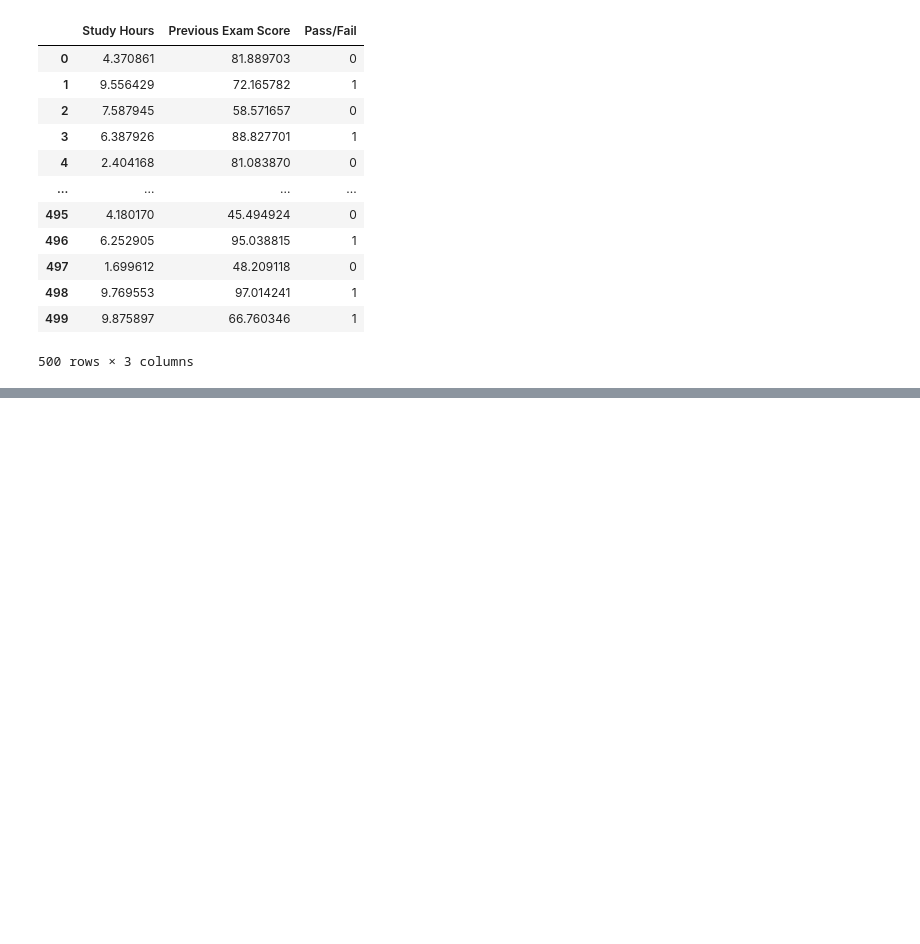
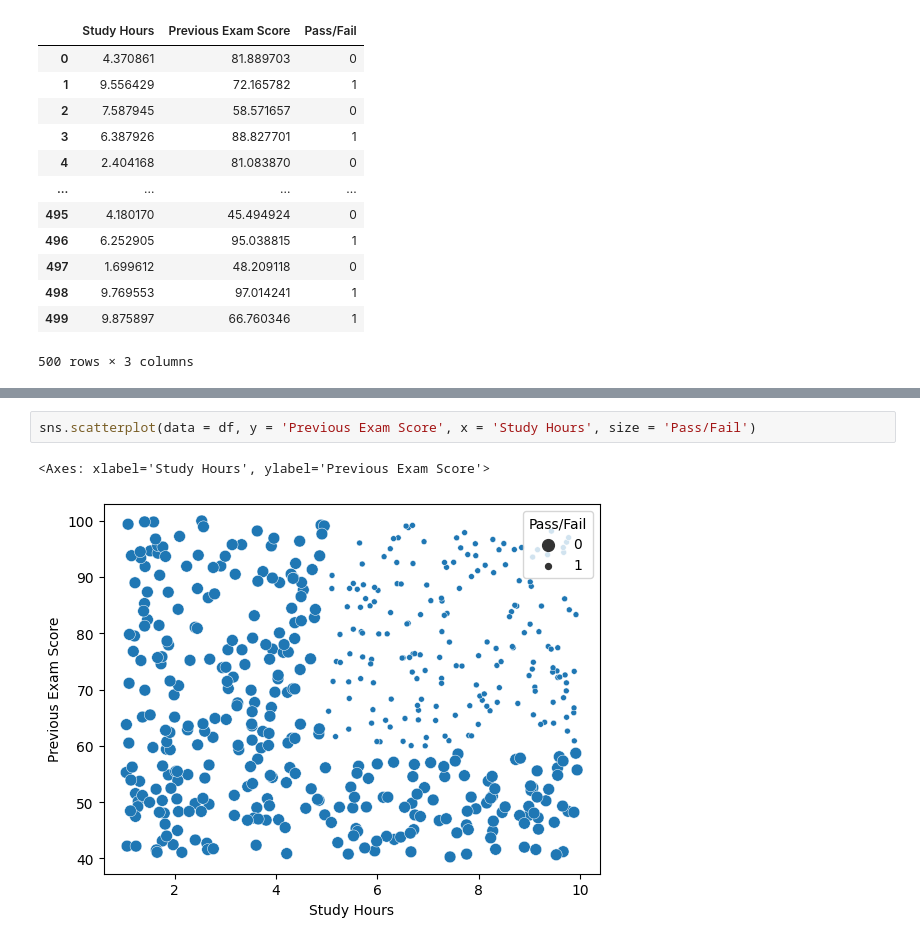
Before and after one commit to tabishqidwai98/Student-Exam-Performace-analysis, a Jupyter notebook: Analysis_model.ipynb, the cells around one changed output, grey strips where cells are left out. Cells and saved outputs as stored; diff of their text form; blank space fills up the shorter version.

```diff
--- a/Analysis_model.ipynb
+++ b/Analysis_model.ipynb
@@ -31,0 +64,5 @@ df.plot(kind='bar')
+# %%
+sns.scatterplot(data = df, y = 'Previous Exam Score', x = 'Study Hours', size = 'Pass/Fail')
+# %% [output]
+<Axes: xlabel='Study Hours', ylabel='Previous Exam Score'>
+[figure, added]
```
Also changed, not shown: parts of 23 cells of this notebook, 1 other file.
